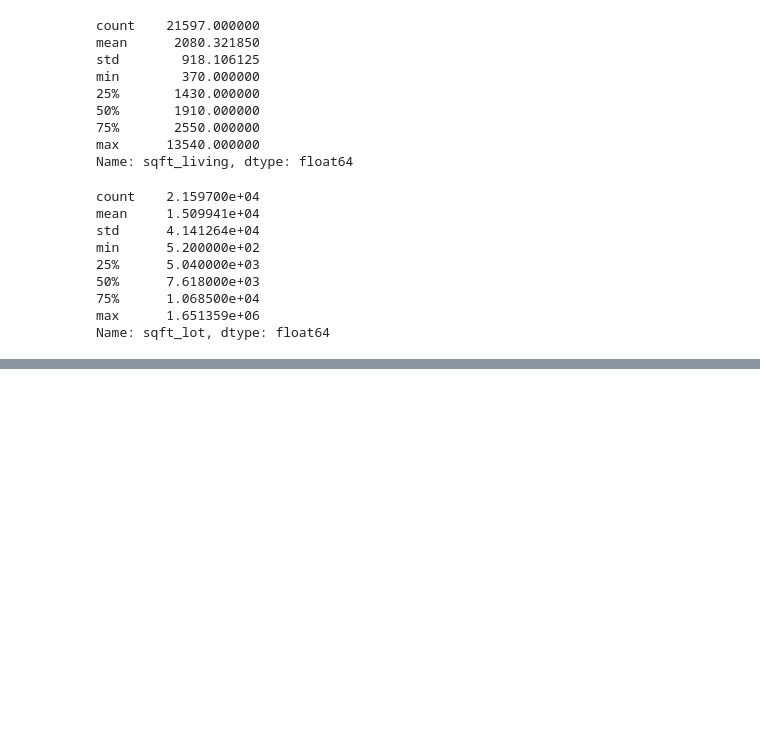
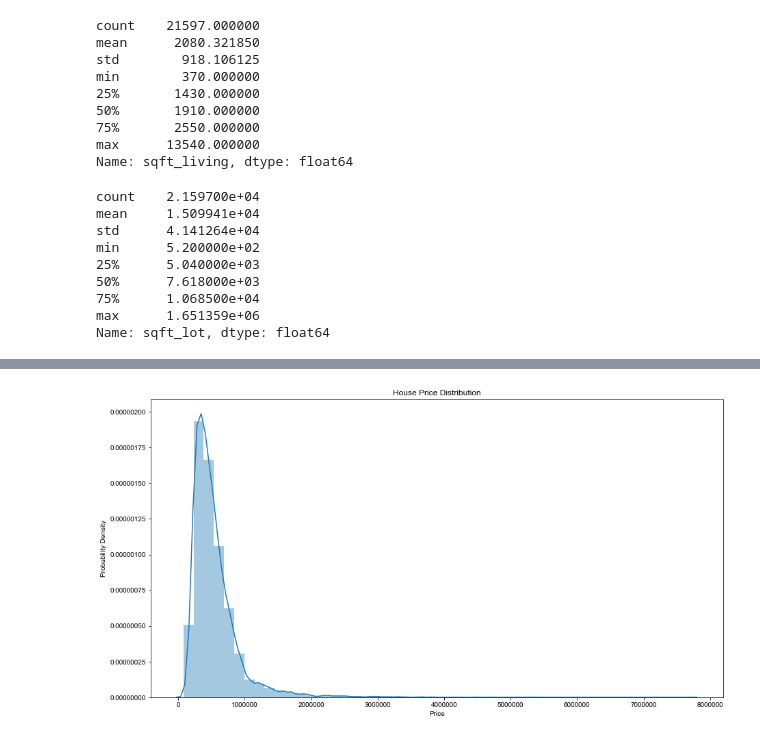
Before and after one commit to marwankalo/dsc-mod-2-project-v2-1-london-ds-02172020, a Jupyter notebook: Anila.ipynb, the cells around one changed output, grey strips where cells are left out. Cells and saved outputs as stored; diff of their text form; code cells hidden in the pictures; blank space fills up the shorter version.

```diff
--- a/Anila.ipynb
+++ b/Anila.ipynb
@@ -323,0 +142,10 @@ sns.heatmap(data_pred.corr(), center=0, cmap="YlGnBu")
+# %%
+plt.figure(figsize=(15,8))
+sns.distplot(data['price']);
+sns.set_style('white')
+plt.xlabel('Price')
+plt.ylabel('Probability Density')
+plt.title('House Price Distribution')
+plt.show()
+# %% [output]
+[figure, added]
```
Also changed, not shown: parts of 94 cells of this notebook.
